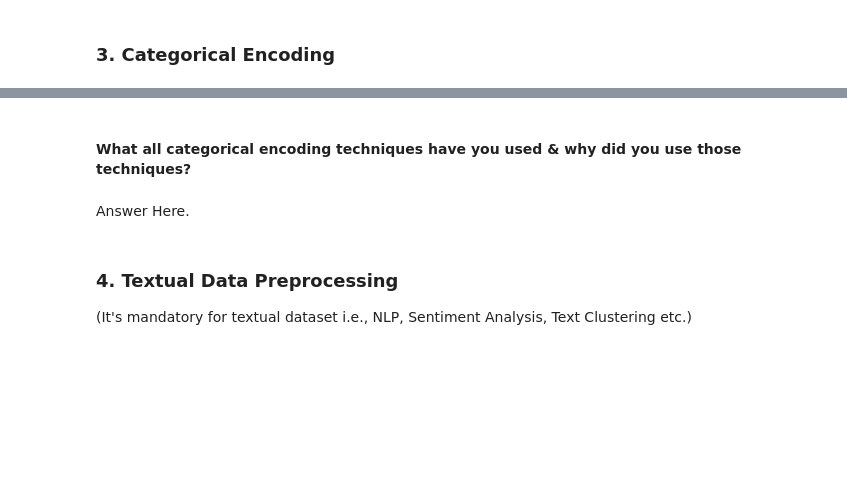
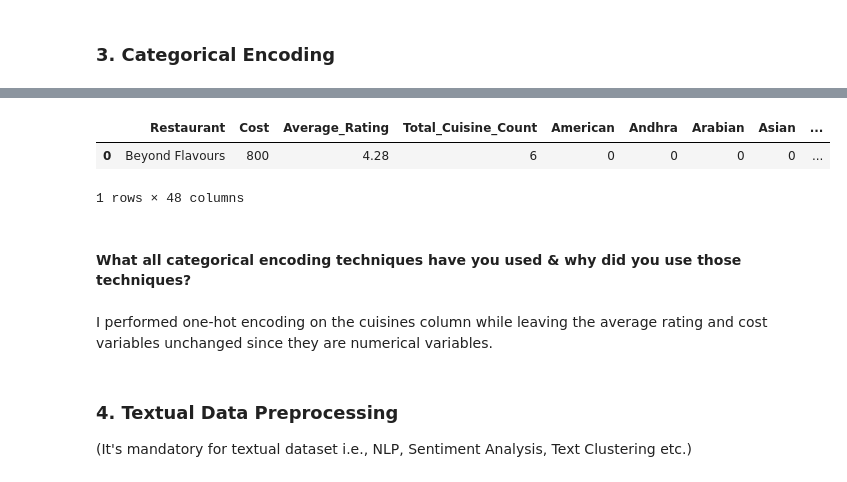
Before and after one commit to Nileshkl/Unsupervised-ML--Zomato-Restaurant-Clustering-Sentiment-Analysis-, a Jupyter notebook: Project_Zomato_Restaurant_Clustering_and_Sentiment_Analysis.ipynb, the cells around one changed output, grey strips where cells are left out. Cells and saved outputs as stored; diff of their text form; code cells hidden in the pictures; blank space fills up the shorter version.

```diff
--- a/Project_Zomato_Restaurant_Clustering_and_Sentiment_Analysis.ipynb
+++ b/Project_Zomato_Restaurant_Clustering_and_Sentiment_Analysis.ipynb
@@ -843,0 +962,9 @@ Answer Here.
+# %%
+meta_df['Total_Cuisine_Count'] = meta_df['Cuisines'].apply(lambda x : len(x.split(',')))
+# %%
+avg_hotel_rating = review_df.groupby('Restaurant').agg({'Rating':'mean',
+        'Reviewer': 'count'}).reset_index().rename(columns = {'Reviewer': 'Total_Review'})
+# %%
+avg_hotel_rating.rename(columns = {'Rating':'Average_Rating'}, inplace =True)
+meta_df = meta_df.merge(avg_hotel_rating[['Average_Rating','Restaurant']], on = 'Restaurant')
+meta_df.head(1)
@@ -844,7 +974,16 @@ Answer Here.
+# %%
+cluster_dummy = meta_df[['Restaurant','Cost','Average_Rating','Total_Cuisine_Count']].merge(cluster_dummy, on = 'Restaurant')
+# %%
+cluster_dummy.head(1)
+# %% [output]
+|  | Restaurant | Cost | Average_Rating | Total_Cuisine_Count | American | Andhra | Arabian | Asian | ... |
+| 0 | Beyond Flavours | 800 | 4.28 | 6 | 0 | 0 | 0 | 0 | ... |
+1 rows × 48 columns
 # %% [markdown]
 #### What all categorical encoding techniques have you used & why did you use those techniques?
-# %% [markdown]
-Answer Here.
+# %% [markdown]
+
+I performed one-hot encoding on the cuisines column while leaving the average rating and cost variables unchanged since they are numerical variables.
 # %% [markdown]
 ### 4. Textual Data Preprocessing
 (It's mandatory for textual dataset i.e., NLP, Sentiment Analysis, Text Clustering etc.)
```
Also changed, not shown: parts of 72 cells of this notebook.
